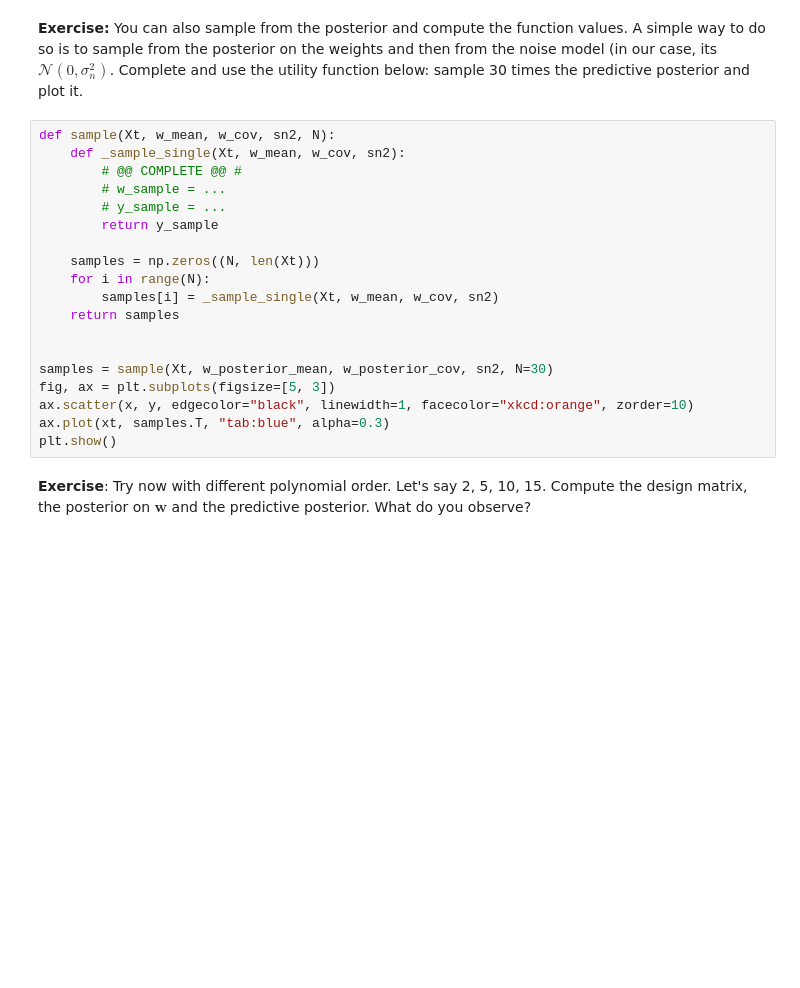
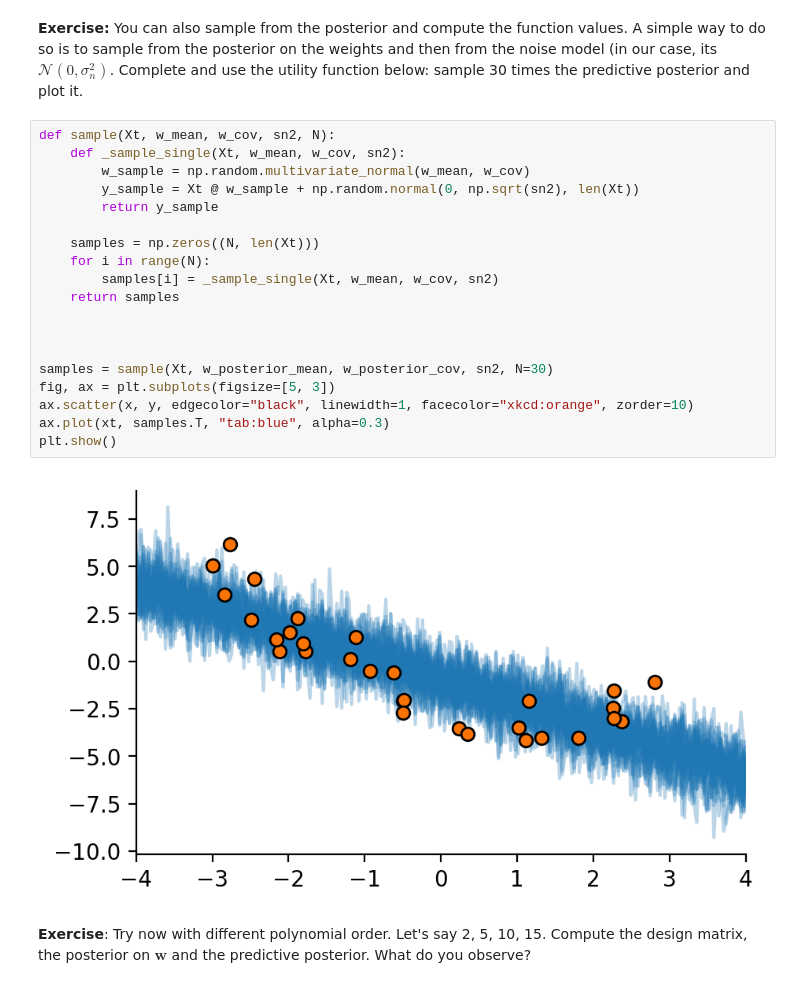
Before and after one commit to Filan616/Filan616, a Jupyter notebook: ASI/lab_week3/Bayesian_Linear_Regression.ipynb, the cells around one changed output. Drawn from its saved outputs; the diff is of its cells as text; blank space fills up the shorter version.

```diff
--- a/ASI/lab_week3/Bayesian_Linear_Regression.ipynb
+++ b/ASI/lab_week3/Bayesian_Linear_Regression.ipynb
@@ -279,22 +311,24 @@ Complete and use the utility function below: sample 30 times the predictive post
 # %%
 def sample(Xt, w_mean, w_cov, sn2, N):
     def _sample_single(Xt, w_mean, w_cov, sn2):
-        # @@ COMPLETE @@ #
-        # w_sample = ...
-        # y_sample = ...
+        w_sample = np.random.multivariate_normal(w_mean, w_cov)
+        y_sample = Xt @ w_sample + np.random.normal(0, np.sqrt(sn2), len(Xt))
         return y_sample
 
     samples = np.zeros((N, len(Xt)))
     for i in range(N):
         samples[i] = _sample_single(Xt, w_mean, w_cov, sn2)
     return samples
 
 
+
 samples = sample(Xt, w_posterior_mean, w_posterior_cov, sn2, N=30)
 fig, ax = plt.subplots(figsize=[5, 3])
 ax.scatter(x, y, edgecolor="black", linewidth=1, facecolor="xkcd:orange", zorder=10)
 ax.plot(xt, samples.T, "tab:blue", alpha=0.3)
 plt.show()
+# %% [output]
+[figure, added]
 # %% [markdown]
 **Exercise**: Try now with different polynomial order. Let's say 2, 5, 10, 15. Compute the design matrix, the posterior on $\mathbf{w}$ and the predictive posterior. What do you observe?
 # %%
```
Also changed, not shown: parts of 23 cells of this notebook.
